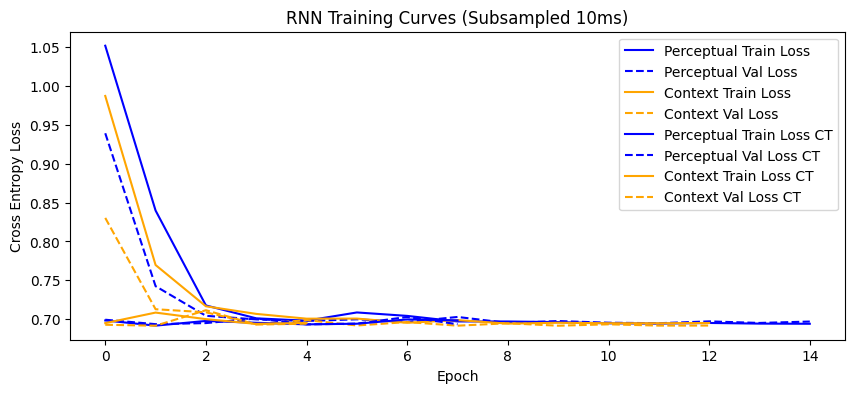
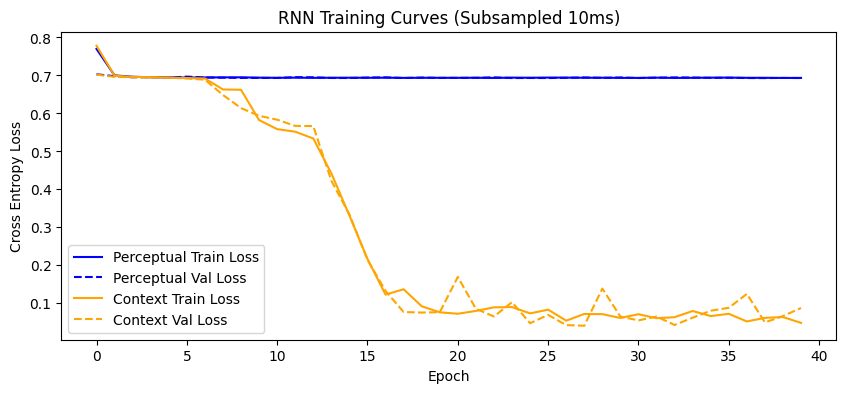
The notebook cell's code change between the first figure and the second:
--- before
+++ after
@@ -1,23 +1,46 @@
-# Assuming your ElmanRNN is defined earlier in the notebook
 # 7 input channels, 100 hidden units, 3 output choices (Fixate, Choice 1, Choice 2)
 input_size = 7 
-hidden_size = 80
+hidden_size = 20
 output_size = 3
+
+WEIGHTS_DIR = "../src/models/weights"
+os.makedirs(WEIGHTS_DIR, exist_ok=True)
 
 print("--- Training Elman RNN on Perceptual Task ---")
 perceptual_model = WrappedElman(input_size, hidden_size, output_size)
-per_history = train_rnn(perceptual_model, per_train_loader, per_val_loader, num_epochs=30, patience=3)
+per_history, perceptual_model = train_rnn(perceptual_model, per_train_loader, per_val_loader, num_epochs=40, patience=300)
+
+# Save the best perceptual weights to disk
+perceptual_path = os.path.join(WEIGHTS_DIR, f"elman_perceptual_best_h{hidden_size}.pth")
+torch.save(perceptual_model.state_dict(), perceptual_path)
+print(f"Saved Perceptual Model to {perceptual_path}\n")
 
 print("\n--- Training Elman RNN on Context Task ---")
 context_model = WrappedElman(input_size, hidden_size, output_size)
-ctx_history = train_rnn(context_model, ctx_train_loader, ctx_val_loader, num_epochs=30, patience=3)
+ctx_history, context_model = train_rnn(context_model, ctx_train_loader, ctx_val_loader, num_epochs=40, patience=300)
 
-print("--- Training CTRNN on Perceptual Task ---")
+# Save the best context weights to disk
+context_path = os.path.join(WEIGHTS_DIR, f"elman_context_best_h{hidden_size}.pth")
+torch.save(context_model.state_dict(), context_path)
+print(f"Saved Context Model to {context_path}\n")
+
+print("\n--- Training CTRNN on Perceptual Task ---")
 perceptual_model_2 = WrappedCTRNN(input_size, hidden_size, output_size)
-per_history_2 = train_rnn(perceptual_model, per_train_loader, per_val_loader, num_epochs=30, patience=3)
+per_history_2, perceptual_model_2 = train_rnn(perceptual_model_2, per_train_loader, per_val_loader, num_epochs=20, patience=300)
+
+# Save the best perceptual weights to disk
+perceptual_path = os.path.join(WEIGHTS_DIR, f"ctrnn_perceptual_best_h{hidden_size}.pth")
+torch.save(perceptual_model_2.state_dict(), perceptual_path)
+print(f"Saved Perceptual Model to {perceptual_path}\n")
 
 print("\n--- Training CTRNN on Context Task ---")
 context_model_2 = WrappedCTRNN(input_size, hidden_size, output_size)
-ctx_history_2 = train_rnn(context_model, ctx_train_loader, ctx_val_loader, num_epochs=30, patience=3)
+ctx_history_2, context_model_2 = train_rnn(context_model_2, ctx_train_loader, ctx_val_loader, num_epochs=20, patience=300)
+
+
+# Save the best context weights to disk
+context_path = os.path.join(WEIGHTS_DIR, f"ctrnn_context_best_h{hidden_size}.pth")
+torch.save(context_model_2.state_dict(), context_path)
+print(f"Saved Context Model to {context_path}\n")
 
 # Plot the training curves
@@ -27,8 +50,8 @@
 plt.plot(ctx_history['train_loss'], label='Context Train Loss', color='orange')
 plt.plot(ctx_history['val_loss'], label='Context Val Loss', color='orange', linestyle='--')
-plt.plot(per_history_2['train_loss'], label='Perceptual Train Loss CT', color='blue')
-plt.plot(per_history_2['val_loss'], label='Perceptual Val Loss CT', color='blue', linestyle='--')
-plt.plot(ctx_history_2['train_loss'], label='Context Train Loss CT', color='orange')
-plt.plot(ctx_history_2['val_loss'], label='Context Val Loss CT', color='orange', linestyle='--')
+plt.plot(per_history_2['train_loss'], label='Perceptual Train Loss CT', color='red')
+plt.plot(per_history_2['val_loss'], label='Perceptual Val Loss CT', color='red', linestyle='--')
+plt.plot(ctx_history_2['train_loss'], label='Context Train Loss CT', color='green')
+plt.plot(ctx_history_2['val_loss'], label='Context Val Loss CT', color='green', linestyle='--')
 plt.title("RNN Training Curves (Subsampled 10ms)")
 plt.xlabel("Epoch")

Commit: Update new Datageneration pipeline